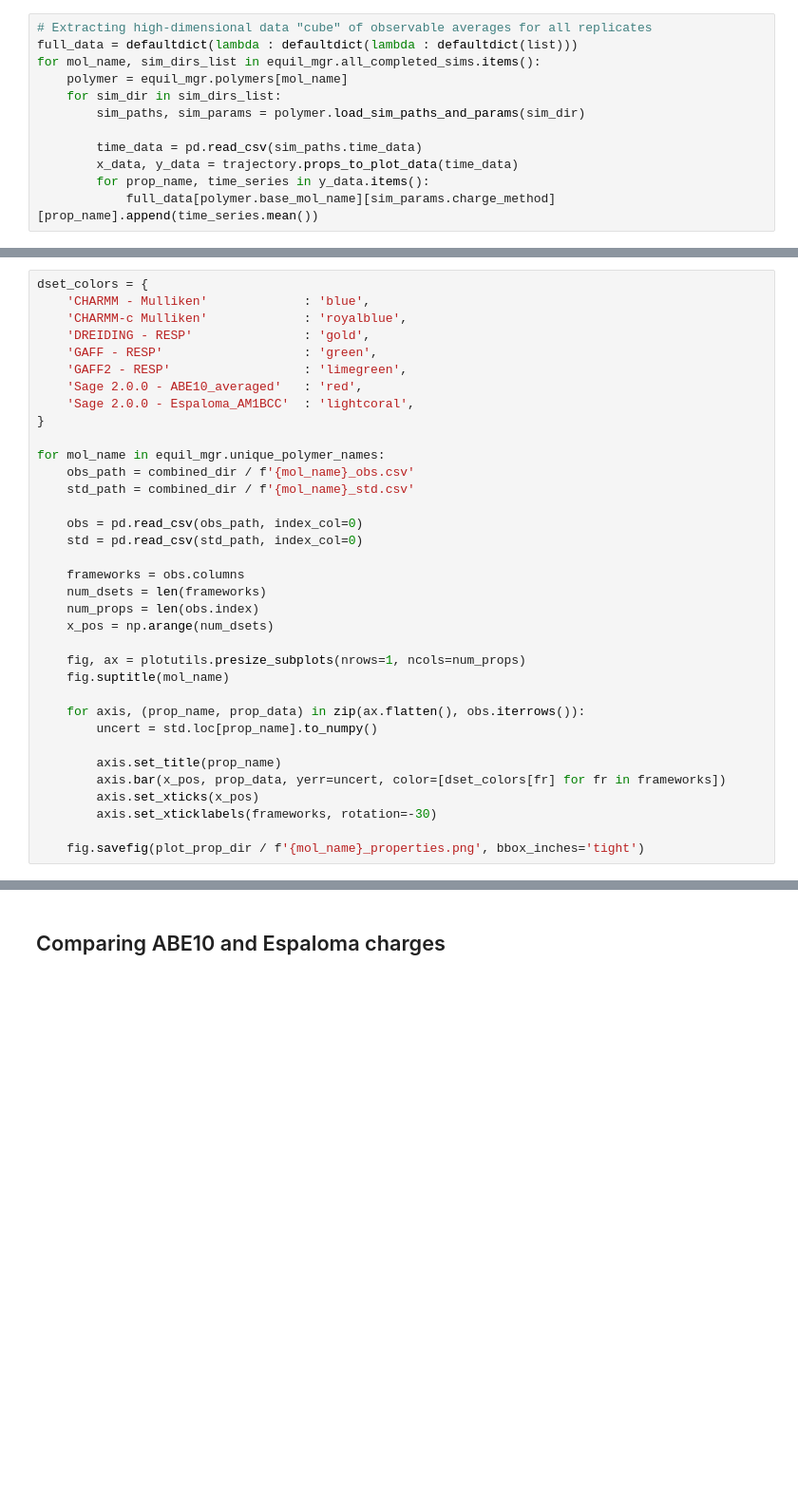
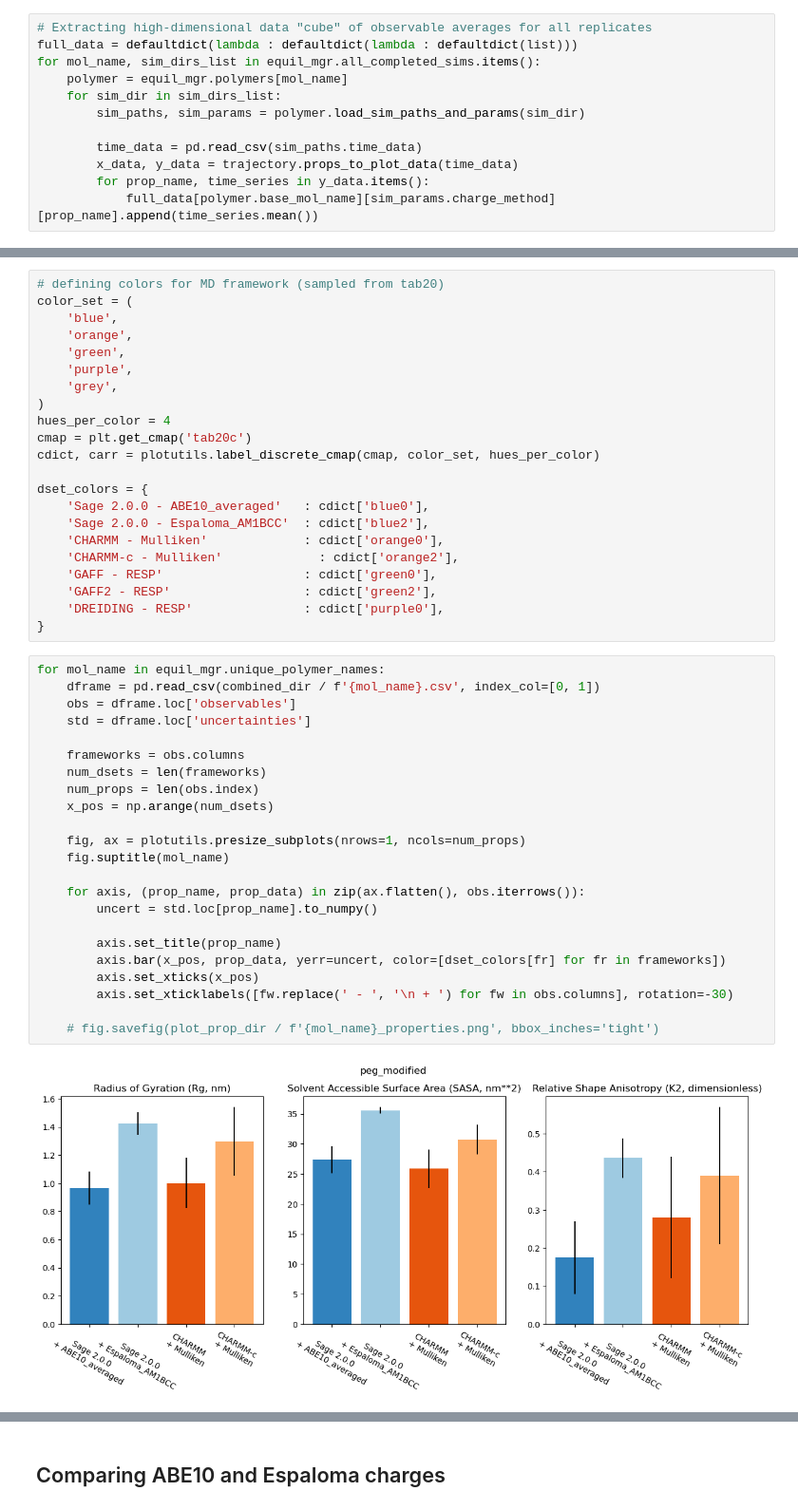
Before and after one commit to timbernat/polymer_workspace, a Jupyter notebook: data_viz.ipynb, the cells around one changed output, grey strips where cells are left out. Shown at 95% size. Cells and saved outputs as stored; diff of their text form; blank space fills up the shorter version.

```diff
--- a/data_viz.ipynb
+++ b/data_viz.ipynb
@@ -156,35 +170,47 @@ for ref_data_dir in colina_dir.iterdir():
+# %%
+# defining colors for MD framework (sampled from tab20)
+color_set = (
+    'blue',
+    'orange',
+    'green',
+    'purple',
+    'grey',
+)
+hues_per_color = 4
+cmap = plt.get_cmap('tab20c')
+cdict, carr = plotutils.label_discrete_cmap(cmap, color_set, hues_per_color)
+
+dset_colors = {
+    'Sage 2.0.0 - ABE10_averaged'   : cdict['blue0'],
+    'Sage 2.0.0 - Espaloma_AM1BCC'  : cdict['blue2'],
+    'CHARMM - Mulliken'             : cdict['orange0'],
+    'CHARMM-c - Mulliken'             : cdict['orange2'],
+    'GAFF - RESP'                   : cdict['green0'],
+    'GAFF2 - RESP'                  : cdict['green2'],
+    'DREIDING - RESP'               : cdict['purple0'],
+}
 # %%
-dset_colors = {
-    'CHARMM - Mulliken'             : 'blue',
-    'CHARMM-c Mulliken'             : 'royalblue',
-    'DREIDING - RESP'               : 'gold',
-    'GAFF - RESP'                   : 'green',
-    'GAFF2 - RESP'                  : 'limegreen',
-    'Sage 2.0.0 - ABE10_averaged'   : 'red',
-    'Sage 2.0.0 - Espaloma_AM1BCC'  : 'lightcoral',
-}
-
 for mol_name in equil_mgr.unique_polymer_names:
-    obs_path = combined_dir / f'{mol_name}_obs.csv'
-    std_path = combined_dir / f'{mol_name}_std.csv'
-
-    obs = pd.read_csv(obs_path, index_col=0)
-    std = pd.read_csv(std_path, index_col=0)
+    dframe = pd.read_csv(combined_dir / f'{mol_name}.csv', index_col=[0, 1])
+    obs = dframe.loc['observables']
+    std = dframe.loc['uncertainties']
 
     frameworks = obs.columns
     num_dsets = len(frameworks)
     num_props = len(obs.index)
     x_pos = np.arange(num_dsets)
 
     fig, ax = plotutils.presize_subplots(nrows=1, ncols=num_props)
     fig.suptitle(mol_name)
 
     for axis, (prop_name, prop_data) in zip(ax.flatten(), obs.iterrows()):
         uncert = std.loc[prop_name].to_numpy()
 
         axis.set_title(prop_name)
         axis.bar(x_pos, prop_data, yerr=uncert, color=[dset_colors[fr] for fr in frameworks])
         axis.set_xticks(x_pos)
-        axis.set_xticklabels(frameworks, rotation=-30)
+        axis.set_xticklabels([fw.replace(' - ', '\n + ') for fw in obs.columns], rotation=-30)
 
-    fig.savefig(plot_prop_dir / f'{mol_name}_properties.png', bbox_inches='tight')
+    # fig.savefig(plot_prop_dir / f'{mol_name}_properties.png', bbox_inches='tight')
+# %% [output]
+[figure, added]
```
Also changed, not shown: parts of 11 cells of this notebook, 27 other files.
